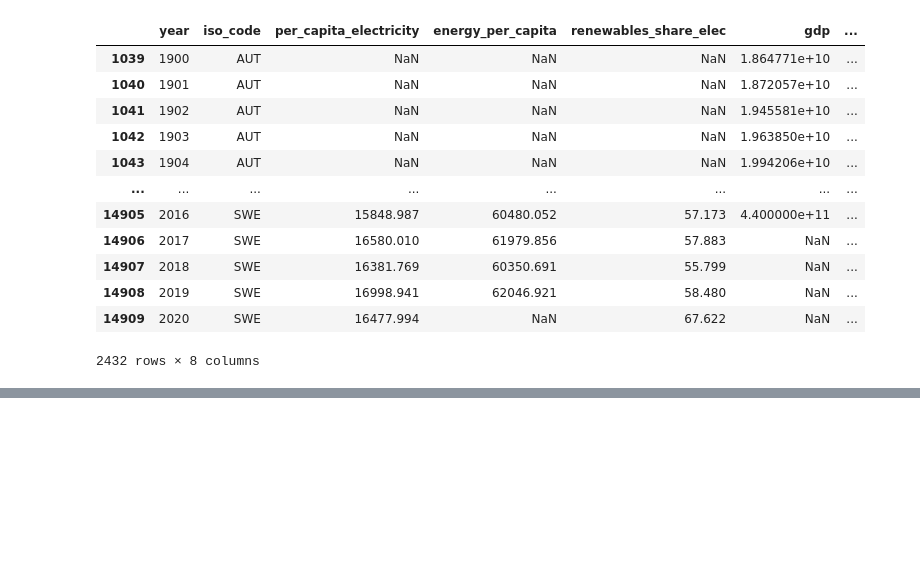
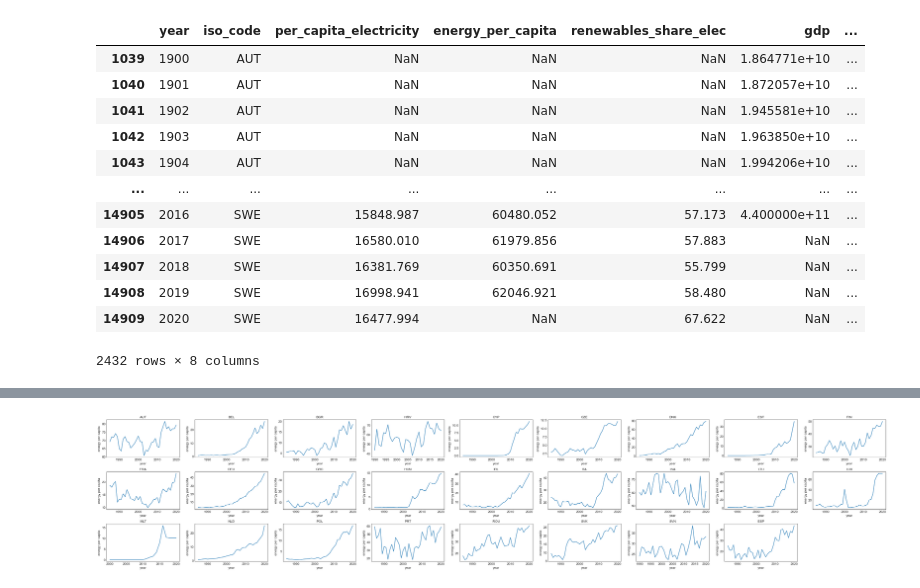
Before and after one commit to TimoKoski/IDS_project, a Jupyter notebook: IDS_group_notebook.ipynb, the cells around one changed output, grey strips where cells are left out. Saved outputs shown, nothing was run; the diff lists cells and outputs as text; code cells hidden in the pictures; blank space fills up the shorter version.

```diff
--- a/IDS_group_notebook.ipynb
+++ b/IDS_group_notebook.ipynb
@@ -462,0 +470,19 @@ eu_energy
+# %%
+#distributions of share of renewable electicity for countries separetely
+fig = plt.figure(figsize=(40, 8))
+
+for idx in range(1, len(EU_coutries)):
+    ax = fig.add_subplot(3, 9, idx)
+    df_t=eu_energy[eu_energy.iso_code==(EU_coutries[idx-1])]
+    x=df_t.year
+    y=df_t.renewables_share_elec
+    ax.plot(x, y, label=EU_coutries[idx-1])
+    ax.set_title(f'{EU_coutries[idx-1]}')
+    ax.set_xlabel('year')
+    ax.set_ylabel('energy per capita')
+
+# add spacing between subplots
+fig.tight_layout()
+fig.savefig('countries_share_renewable_elec.pdf')
+# %% [output]
+[figure, added]
```
Also changed, not shown: parts of 23 cells of this notebook.
